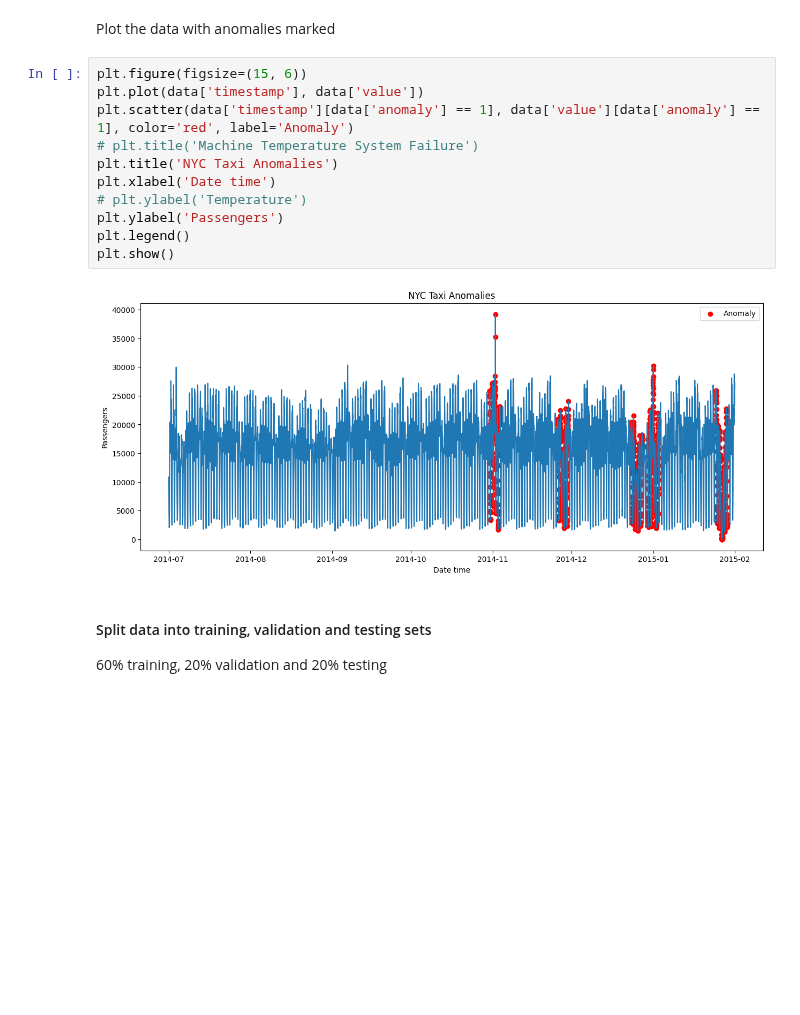
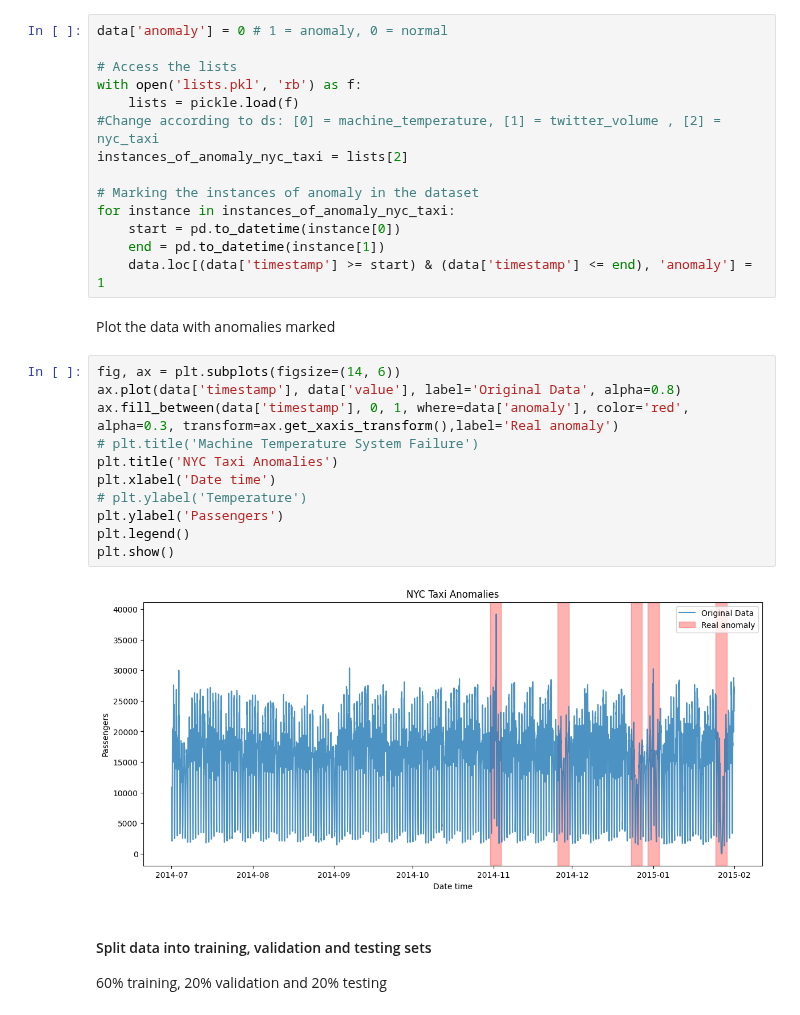
Before and after one commit to anjalianand10/VariationalAutoencodersForAnomalyDetection, a Jupyter notebook: isolation_forest.ipynb, the cells around one changed output. Saved outputs shown, nothing was run; the diff lists cells and outputs as text; blank space fills up the shorter version.

```diff
--- a/isolation_forest.ipynb
+++ b/isolation_forest.ipynb
@@ -64,18 +39,32 @@ for instance in instances_of_anomaly_nyc_taxi:
+# %%
+data['anomaly'] = 0 # 1 = anomaly, 0 = normal
+
+# Access the lists
+with open('lists.pkl', 'rb') as f:
+    lists = pickle.load(f)
+#Change according to ds: [0] = machine_temperature, [1] = twitter_volume , [2] = nyc_taxi
+instances_of_anomaly_nyc_taxi = lists[2]
+
+# Marking the instances of anomaly in the dataset
+for instance in instances_of_anomaly_nyc_taxi:
+    start = pd.to_datetime(instance[0])
+    end = pd.to_datetime(instance[1])
+    data.loc[(data['timestamp'] >= start) & (data['timestamp'] <= end), 'anomaly'] = 1
 # %% [markdown]
 Plot the data with anomalies marked
 # %%
-plt.figure(figsize=(15, 6))
-plt.plot(data['timestamp'], data['value'])
-plt.scatter(data['timestamp'][data['anomaly'] == 1], data['value'][data['anomaly'] == 1], color='red', label='Anomaly')
+fig, ax = plt.subplots(figsize=(14, 6))
+ax.plot(data['timestamp'], data['value'], label='Original Data', alpha=0.8)
+ax.fill_between(data['timestamp'], 0, 1, where=data['anomaly'], color='red', alpha=0.3, transform=ax.get_xaxis_transform(),label='Real anomaly')
 # plt.title('Machine Temperature System Failure')
 plt.title('NYC Taxi Anomalies')
 plt.xlabel('Date time')
 # plt.ylabel('Temperature')
 plt.ylabel('Passengers')
 plt.legend()
 plt.show()
 # %% [output]
-[figure, old version]
+[figure, new version]
 # %% [markdown]
 #### Split data into training, validation and testing sets
 60% training, 20% validation and 20% testing
```
Also changed, not shown: parts of 13 cells of this notebook, 1 other file.
